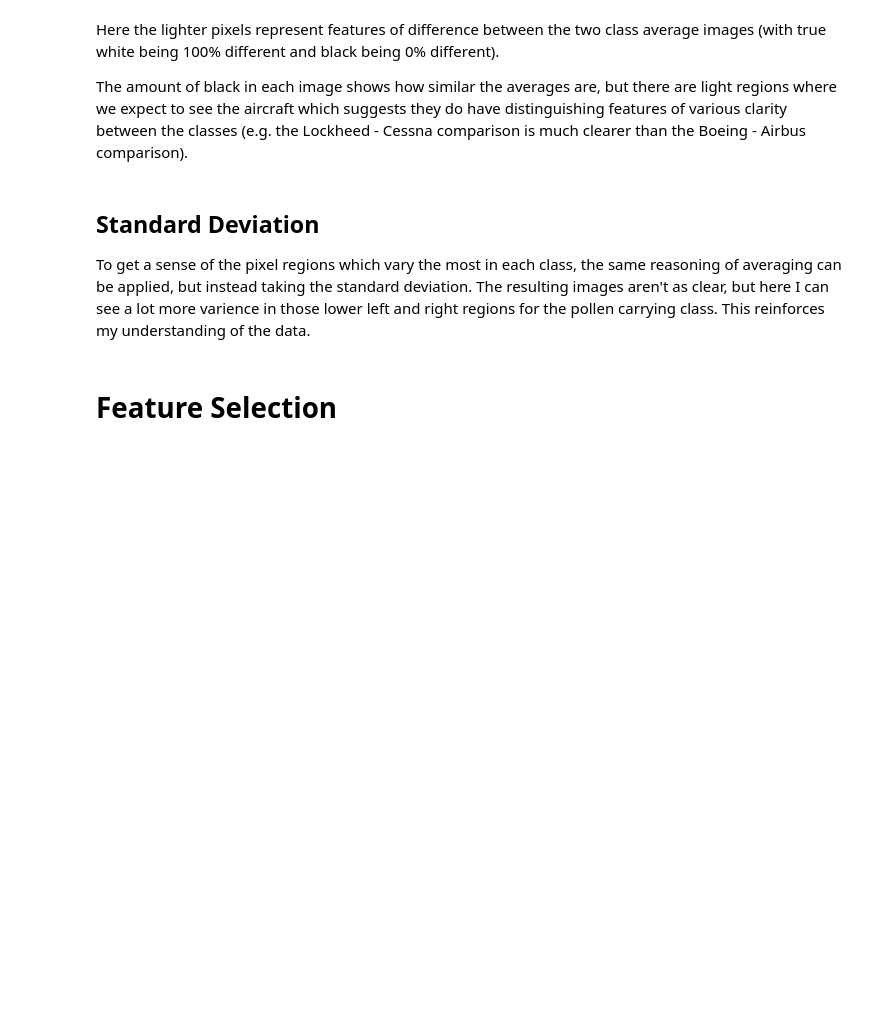
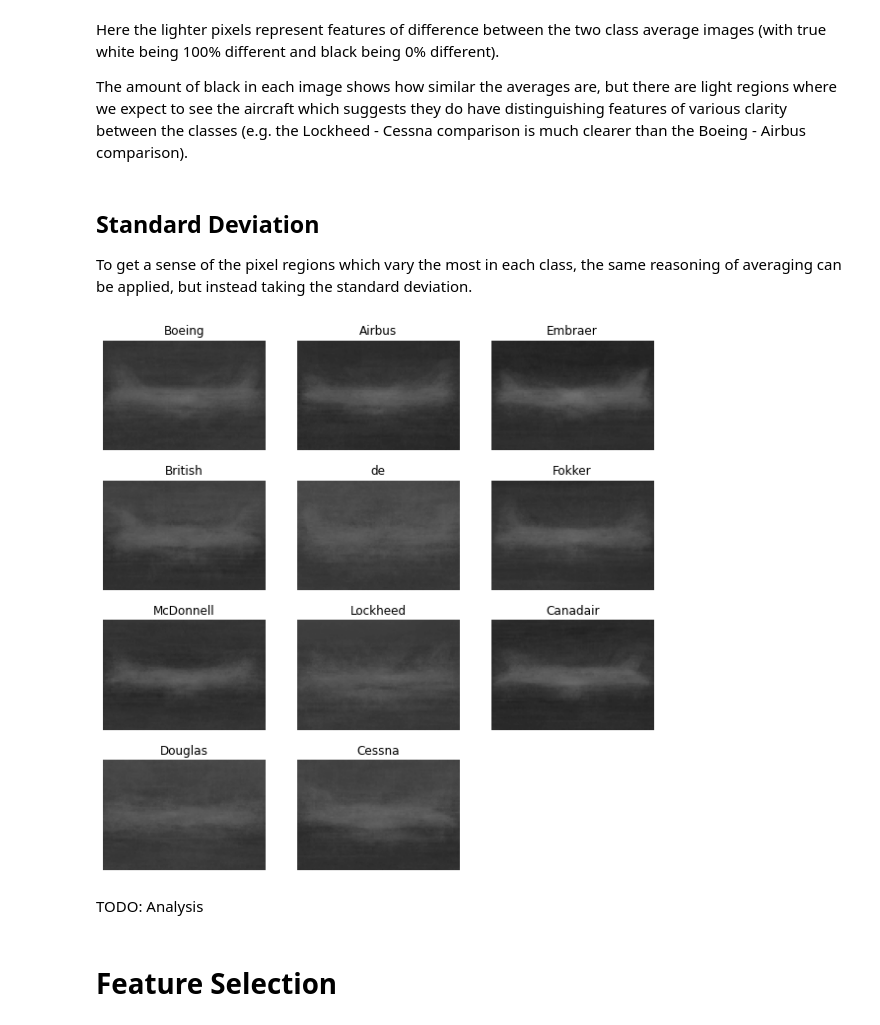
Before and after one commit to kymckay/f21dl-coursework, a Jupyter notebook: km2008_f21dl_cw.ipynb, the cells around one changed output. Saved outputs shown, nothing was run; the diff lists cells and outputs as text; code cells hidden in the pictures; blank space fills up the shorter version.

Commit message:
Add standard pixel deviation
Very simple now that I'm working with matrices of all
instances again.

Made image dimensioning more convenient too.

```diff
--- a/km2008_f21dl_cw.ipynb
+++ b/km2008_f21dl_cw.ipynb
@@ -284,7 +284,8 @@ Finally it is time to resize the images. Taking the target aspect ratio of 1.47
 
 However, I also want to reduce the number of features in each instance since I'm working within computational constraints. Taking a maximum dimension of 100px results in a $ 100\text{px} \times 68\text{px} = 6800 \text{ features} $ target size.
 # %%
-dims_target = (100, 68)
+# Store (height, width) for numpy reshape use
+dims_target = [68, 100]
 
 # Images will be saved post-preprocessing to reduce data load time for future re-runs
 if not os.path.isdir(processed_dir):
@@ -297,7 +298,7 @@ if not os.path.isdir(processed_dir):
 
         # Remember to crop off 20px bottom banner
         img = img[:-20, :]
-        img = cv2.resize(img, dims_target)
+        img = cv2.resize(img, reversed(dims_target))
 
         cv2.imwrite(f'{processed_dir}/{fn_true}.jpg', img)
 # %% [markdown]
@@ -369,10 +370,17 @@ By averaging the pixel data for all of a given class, I can get a sense for the
 # %%
 # Use function to avoid polluting global namespace
 def average_img(image_set):
-    return np.mean(image_set, axis=1).reshape((dims_target[1], dims_target[0]))
+    # Remember to shape back to image dimensions
+    return np.mean(
+        image_set,
+        axis=1
+    ).reshape(dims_target)
 
 # Flatten image sets to averages via comprehension
-all_class_means = { cl: average_img(all_class_imgs[cl]) for cl in all_classes}
+all_class_means = {
+    cl: average_img(all_class_imgs[cl])
+    for cl in all_classes
+}
 
 multi_plot(all_class_means, size=(10,10), rowlen=3)
 # %% [output]
@@ -398,7 +406,27 @@ The amount of black in each image shows how similar the averages are, but there
 # %% [markdown]
 ## <a id="h2_7">Standard Deviation</a>
 
-To get a sense of the pixel regions which vary the most in each class, the same reasoning of averaging can be applied, but instead taking the standard deviation. The resulting images aren't as clear, but here I can see a lot more varience in those lower left and right regions for the pollen carrying class. This reinforces my understanding of the data.
+To get a sense of the pixel regions which vary the most in each class, the same reasoning of averaging can be applied, but instead taking the standard deviation.
+# %%
+# Use function to avoid polluting global namespace
+def std_img(image_set):
+    # Remember to shape back to image dimensions
+    return np.std(
+        image_set,
+        axis=1
+    ).reshape(dims_target)
+
+# Flatten image sets to averages via comprehension
+all_class_std = {
+    cl: std_img(all_class_imgs[cl])
+    for cl in all_classes
+}
+
+multi_plot(all_class_std, size=(10,10), rowlen=3)
+# %% [output]
+[figure, added]
+# %% [markdown]
+TODO: Analysis
 # %% [markdown]
 # Feature Selection
 # %% [markdown]
```
Also changed, not shown: parts of 1 cell of this notebook.
